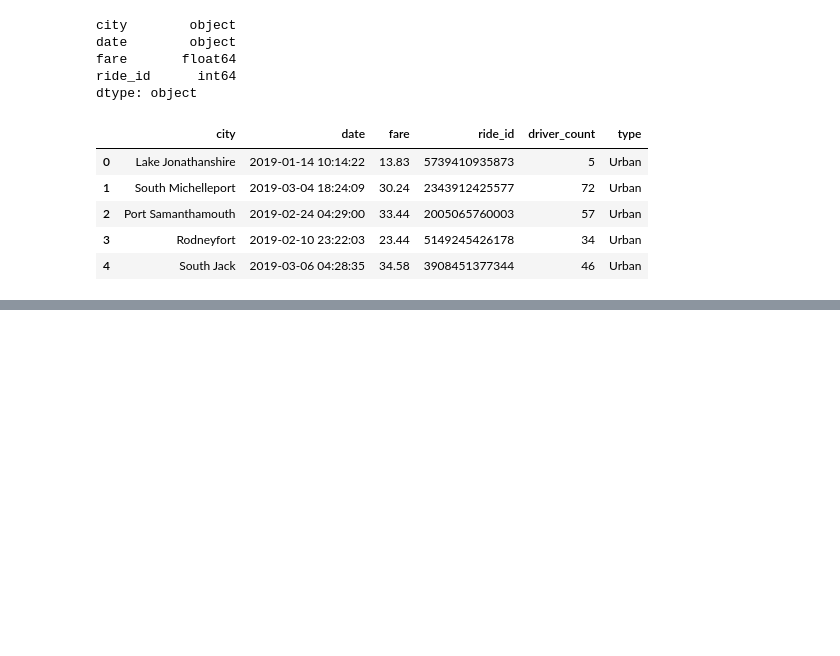
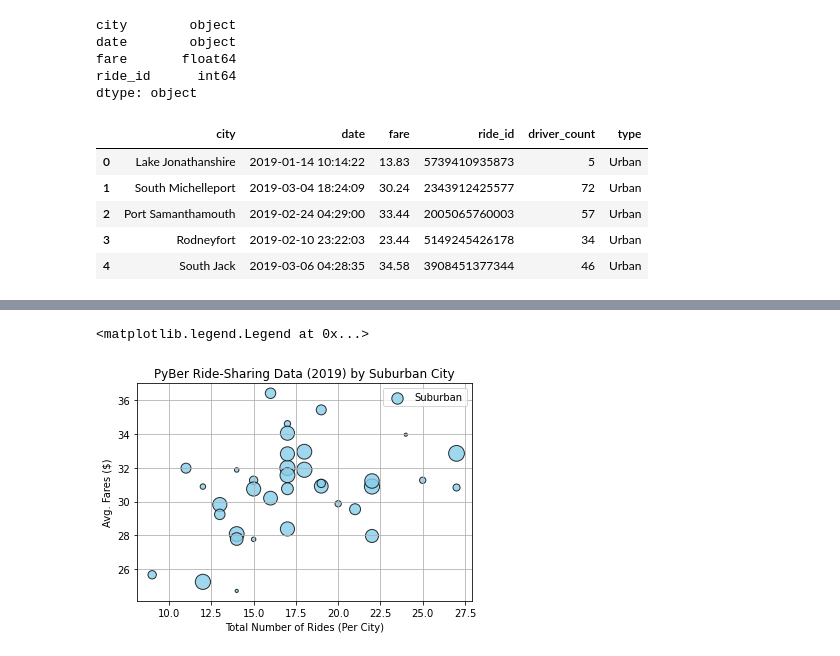
Before and after one commit to fmohiudd/PyBer_Analysis, a Jupyter notebook: PyBer.ipynb, the cells around one changed output, grey strips where cells are left out. Cells and saved outputs as stored; diff of their text form; code cells hidden in the pictures; blank space fills up the shorter version.

```diff
--- a/PyBer.ipynb
+++ b/PyBer.ipynb
@@ -109,0 +123,5 @@ pyber_data_df.head()
+# %%
+# Create the Suburban and Rural City DataFrames.
+suburban_cities_df = pyber_data_df[pyber_data_df["type"] == "Suburban"]
+rural_cities_df = pyber_data_df[pyber_data_df["type"] == "Rural"]
+rural_cities_df.head()
@@ -109,0 +150,4 @@ pyber_data_df.head()
+# %%
+# Get the suburban rides data
+suburban_ride_count = suburban_cities_df.groupby(["city"]).count()["ride_id"]
+suburban_ride_count.head()
@@ -109,0 +188,4 @@ pyber_data_df.head()
+# %%
+# Get the average fare for each city in suburban cities.
+suburban_avg_fare = suburban_cities_df.groupby(["city"]).mean()["fare"]
+suburban_avg_fare.head()
@@ -109,0 +226,5 @@ pyber_data_df.head()
+# %%
+# Get average number of drivers for each suburban and rural city
+suburban_driver_count = suburban_cities_df.groupby(["city"]).mean()["driver_count"]
+rural_driver_count = rural_cities_df.groupby(["city"]).mean()["driver_count"]
+rural_driver_count.head()
@@ -109,0 +257,14 @@ pyber_data_df.head()
+# %%
+# Creat bubble chart for subruban cities
+plt.scatter(suburban_ride_count, suburban_avg_fare,
+           s = 10*suburban_driver_count, c = "skyblue",
+           edgecolor = "black", linewidths = 1,
+           alpha = 0.8, label = "Suburban")
+plt.xlabel("Total Number of Rides (Per City)")
+plt.ylabel("Avg. Fares ($)")
+plt.title("PyBer Ride-Sharing Data (2019) by Suburban City")
+plt.grid(True)
+plt.legend()
+# %% [output]
+<matplotlib.legend.Legend at 0x...>
+[figure, added]
```
Also changed, not shown: parts of 19 cells of this notebook, 1 other file.
